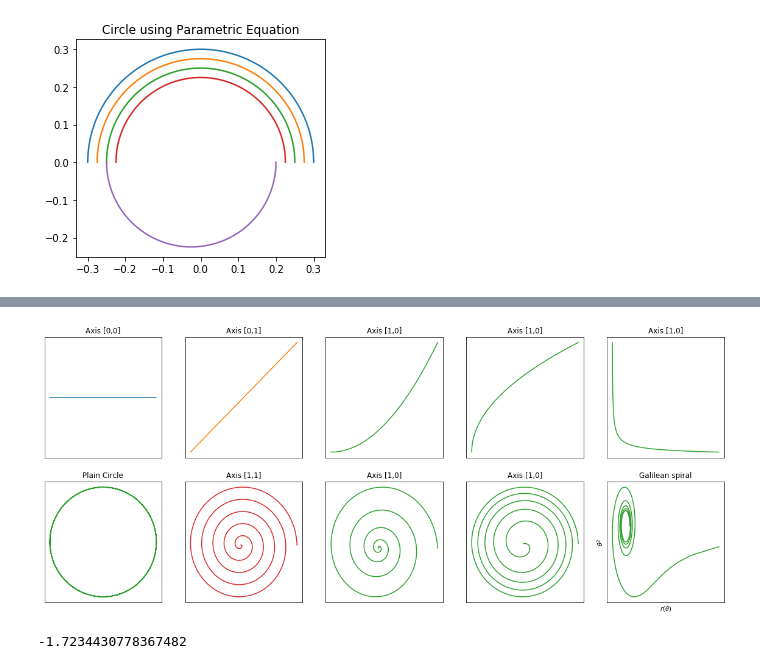
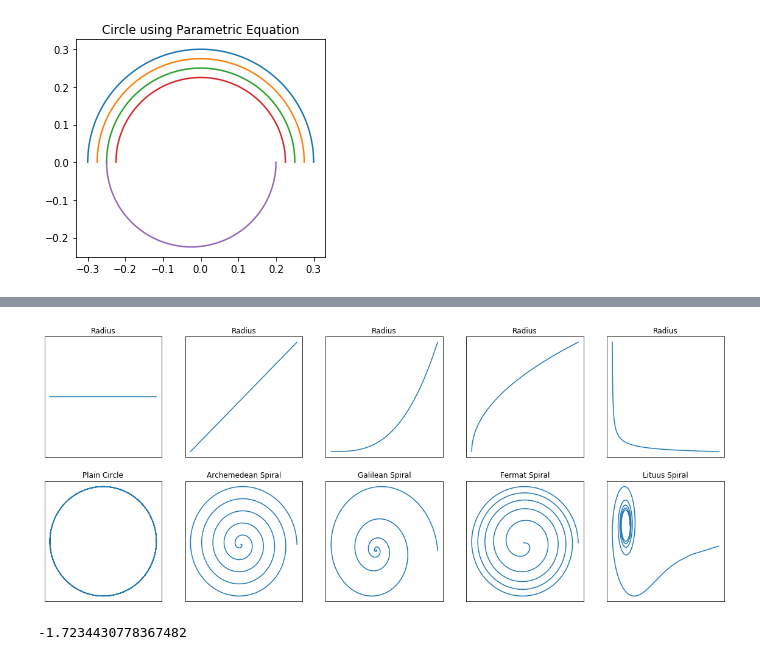
Before and after one commit to MaartenKool/CookBooks, a Jupyter notebook: SarosDialScratchPad.ipynb, the cells around one changed output, grey strips where cells are left out. Drawn from its saved outputs; the diff is of its cells as text; code cells hidden in the pictures.

```diff
--- a/SarosDialScratchPad.ipynb
+++ b/SarosDialScratchPad.ipynb
@@ -94,61 +89,58 @@ x = r*np.cos(theta)
 y = r*np.sin(-theta)
 
 #Archemedean Spiral
 rArch= theta
 xArch = rArch*np.cos(theta)
 yArch = rArch*np.sin(-theta)
 
 #Galilean Spiral
-rGal= theta * theta
+rGal= theta * theta * theta #last * theta for illustration purposes
 xGal = rGal * np.cos(theta)
 yGal = rGal * np.sin(-theta)
 
 #Fermat Spiral
 rFerm= np.sqrt(theta)
 xFerm = rFerm*np.cos(theta)
 yFerm = rFerm*np.sin(-theta)
 
 #Lituus Spiral
 rLituus = 1/rFerm
 xLituus = rLituus*np.cos(theta)
 yLituus = rLituus*np.sin(-theta)
 
 
 fig, axs = plt.subplots(2, 5, figsize=(20,8))
 axs[0, 0].plot([1,2,3,4,5],[r,r,r,r,r])
-axs[0, 0].set_title('Axis [0,0]')
-axs[1, 0].plot(x, y, 'tab:green')
+axs[0, 0].set_title('Radius')
+axs[1, 0].plot(x, y,)
 axs[1, 0].set_title('Plain Circle')
-axs[0, 1].plot(rArch, 'tab:orange')
-axs[0, 1].set_title('Axis [0,1]')
-axs[1, 1].plot(xArch, yArch, 'tab:red')
-axs[1, 1].set_title('Axis [1,1]')
-axs[0, 2].plot(rGal, 'tab:green')
-axs[0, 2].set_title('Axis [1,0]')
-axs[1, 2].plot(xGal,yGal, 'tab:green')
-axs[1, 2].set_title('Axis [1,0]')
-axs[0, 3].plot(rFerm, 'tab:green')
-axs[0, 3].set_title('Axis [1,0]')
-axs[1, 3].plot(xFerm,yFerm, 'tab:green')
-axs[1, 3].set_title('Axis [1,0]')
-axs[0, 4].plot(rLituus, 'tab:green')
-axs[0, 4].set_title('Axis [1,0]')
-axs[1, 4].plot(xLituus,yLituus, 'tab:green')
-axs[1, 4].set_title('Axis [1,0]')
+axs[0, 1].plot(rArch)
+axs[0, 1].set_title('Radius')
+axs[1, 1].plot(xArch, yArch)
+axs[1, 1].set_title('Archemedean Spiral')
+axs[0, 2].plot(rGal)
+axs[0, 2].set_title('Radius')
+axs[1, 2].plot(xGal,yGal)
+axs[1, 2].set_title('Galilean Spiral')
+axs[0, 3].plot(rFerm)
+axs[0, 3].set_title('Radius')
+axs[1, 3].plot(xFerm,yFerm)
+axs[1, 3].set_title('Fermat Spiral')
+axs[0, 4].plot(rLituus)
+axs[0, 4].set_title('Radius')
+axs[1, 4].plot(xLituus,yLituus)
+axs[1, 4].set_title('Lituus Spiral')
 
 
 plt.setp(axs, xticks=[], yticks=[])
-# axs[0,0].set_aspect('equal')
-# plot curve and decorate with latex equation
-# plt.plot(x, y)
-# plt.plot(x, y)
-plt.xlabel(r"$r(\theta)$")
-plt.ylabel(r"$\theta^2$")
-plt.title("Galilean spiral")
+
+# plt.xlabel(r"$r(\theta)$")
+# plt.ylabel(r"$\theta^2$")
+# plt.title("Galilean spiral")
 # plt.savefig("spiral.png")
-plt.show()
+plt.show();
 # %% [output]
-[figure, old version]
+[figure, new version]
 # %%
 root = np.sqrt((4*np.square(np.pi)*np.square(theta))+1)
 length = .5 * np.pi * ((theta*root) +((1/2*np.pi)*(np.log((2*np.pi*theta)+root))))
```
Also changed, not shown: parts of 10 cells of this notebook.
